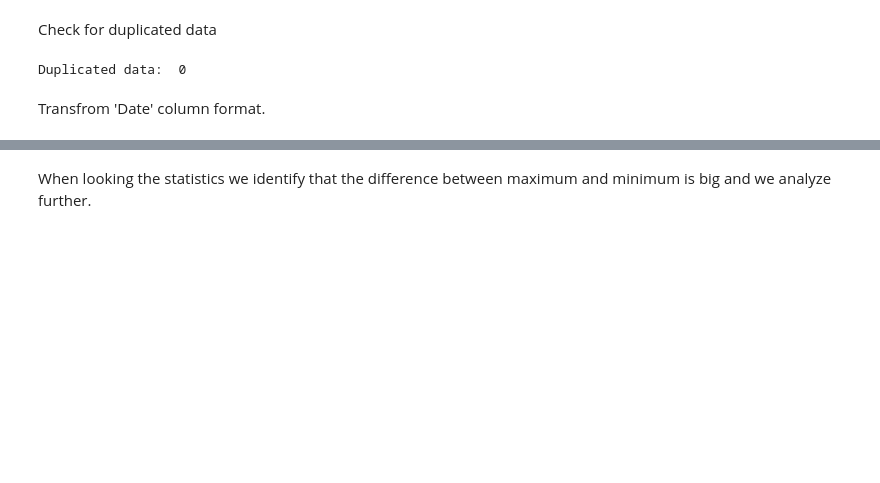
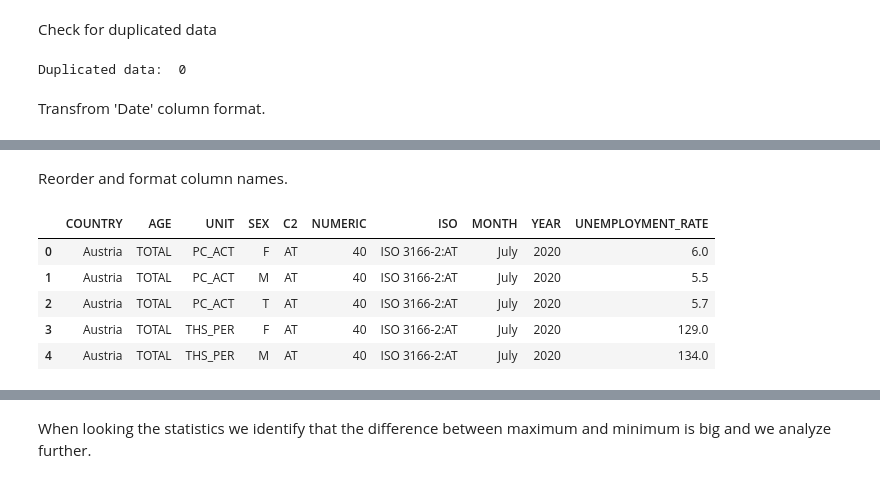
Before and after one commit to valzagrainca/Analysis-of-unemployment-in-EU-countries, a Jupyter notebook: unemployment.ipynb, the cells around one changed output, grey strips where cells are left out. Saved outputs shown, nothing was run; the diff lists cells and outputs as text; code cells hidden in the pictures; blank space fills up the shorter version.

```diff
--- a/unemployment.ipynb
+++ b/unemployment.ipynb
@@ -208,0 +224,15 @@ data_tr_df.head()
+# %% [markdown]
+Reorder and format column names.
+# %%
+data_tr_df = data_tr_df[['Country', 'age', 'unit', 'sex', 'C2', 'Numeric', 'Iso', 'Month', 'Year', 'Unemployment_Rate']]
+
+data_tr_df.columns = [col.upper() for col in data_tr_df.columns]
+
+data_tr_df.head()
+# %% [output]
+|  | COUNTRY | AGE | UNIT | SEX | C2 | NUMERIC | ISO | MONTH | YEAR | UNEMPLOYMENT_RATE |
+| 0 | Austria | TOTAL | PC_ACT | F | AT | 40 | ISO 3166-2:AT | July | 2020 | 6.0 |
+| 1 | Austria | TOTAL | PC_ACT | M | AT | 40 | ISO 3166-2:AT | July | 2020 | 5.5 |
+| 2 | Austria | TOTAL | PC_ACT | T | AT | 40 | ISO 3166-2:AT | July | 2020 | 5.7 |
+| 3 | Austria | TOTAL | THS_PER | F | AT | 40 | ISO 3166-2:AT | July | 2020 | 129.0 |
+| 4 | Austria | TOTAL | THS_PER | M | AT | 40 | ISO 3166-2:AT | July | 2020 | 134.0 |
```
Also changed, not shown: parts of 10 cells of this notebook.
